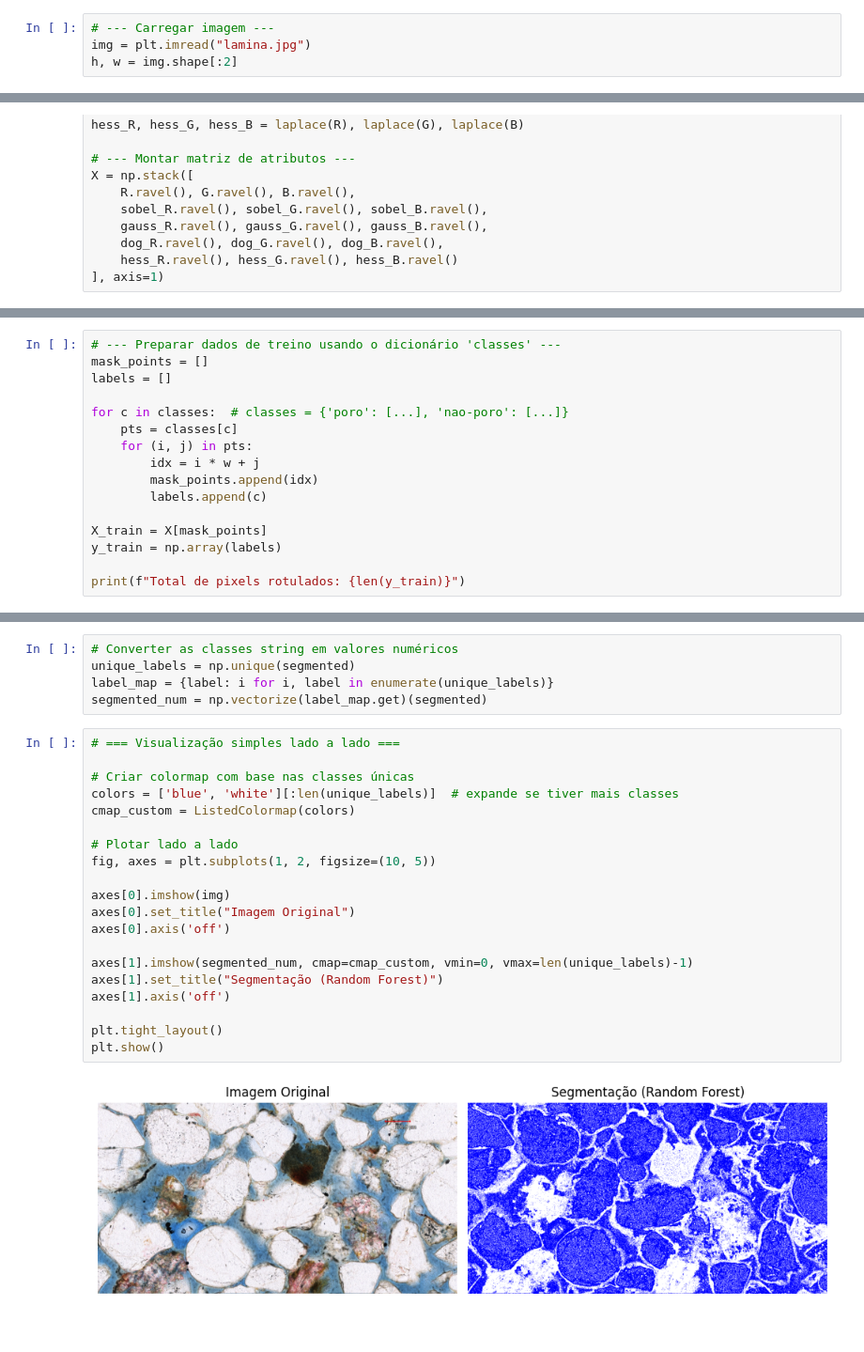
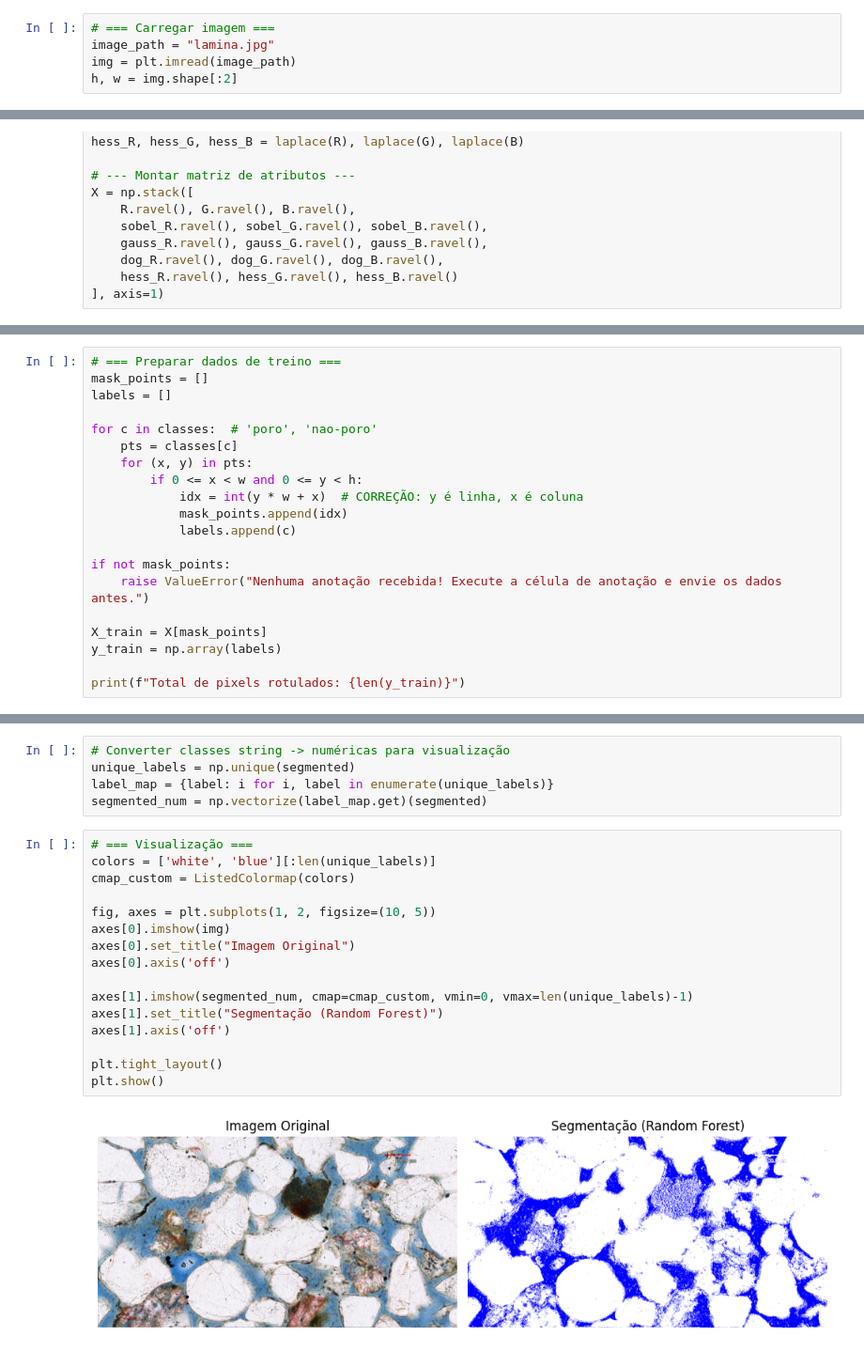
Before and after one commit to rafaelrubo/python-geociencias, a Jupyter notebook: python_geociencias07.ipynb, the cells around one changed output, grey strips where cells are left out. Shown at 94% size. Cells and saved outputs as stored; diff of their text form.

```diff
--- a/python_geociencias07.ipynb
+++ b/python_geociencias07.ipynb
@@ -11,8 +17,9 @@ from google.colab import output
 from sklearn.ensemble import RandomForestClassifier
 import ipywidgets as widgets
 # %%
-# --- Carregar imagem ---
-img = plt.imread("lamina.jpg")
+# === Carregar imagem ===
+image_path = "lamina.jpg"
+img = plt.imread(image_path)
 h, w = img.shape[:2]
 # %%
 # --- Calcular atributos: filtros convolucionais ---
@@ -108,14 +113,18 @@ print(classes["nao-poro"])   # Lista de pontos anotados como não-poro
 # %%
-# --- Preparar dados de treino usando o dicionário 'classes' ---
+# === Preparar dados de treino ===
 mask_points = []
 labels = []
 
-for c in classes:  # classes = {'poro': [...], 'nao-poro': [...]}
+for c in classes:  # 'poro', 'nao-poro'
     pts = classes[c]
-    for (i, j) in pts:
-        idx = i * w + j
-        mask_points.append(idx)
-        labels.append(c)
+    for (x, y) in pts:
+        if 0 <= x < w and 0 <= y < h:
+            idx = int(y * w + x)  # CORREÇÃO: y é linha, x é coluna
+            mask_points.append(idx)
+            labels.append(c)
+
+if not mask_points:
+    raise ValueError("Nenhuma anotação recebida! Execute a célula de anotação e envie os dados antes.")
 
 X_train = X[mask_points]
 y_train = np.array(labels)
@@ -134,30 +143,26 @@ RandomForestClassifier(n_estimators=300, random_state=42)
 y_pred = clf.predict(X)
 segmented = y_pred.reshape(img.shape[:2])
 # %%
-# Converter as classes string em valores numéricos
+# Converter classes string -> numéricas para visualização
 unique_labels = np.unique(segmented)
 label_map = {label: i for i, label in enumerate(unique_labels)}
 segmented_num = np.vectorize(label_map.get)(segmented)
 # %%
-# === Visualização simples lado a lado ===
-
-# Criar colormap com base nas classes únicas
-colors = ['blue', 'white'][:len(unique_labels)]  # expande se tiver mais classes
+# === Visualização ===
+colors = ['white', 'blue'][:len(unique_labels)]
 cmap_custom = ListedColormap(colors)
 
-# Plotar lado a lado
 fig, axes = plt.subplots(1, 2, figsize=(10, 5))
-
 axes[0].imshow(img)
 axes[0].set_title("Imagem Original")
 axes[0].axis('off')
 
 axes[1].imshow(segmented_num, cmap=cmap_custom, vmin=0, vmax=len(unique_labels)-1)
 axes[1].set_title("Segmentação (Random Forest)")
 axes[1].axis('off')
 
 plt.tight_layout()
 plt.show()
 # %% [output]
-[figure, old version]
+[figure, new version]
 # %%
```
Also changed, not shown: parts of 14 cells of this notebook.
